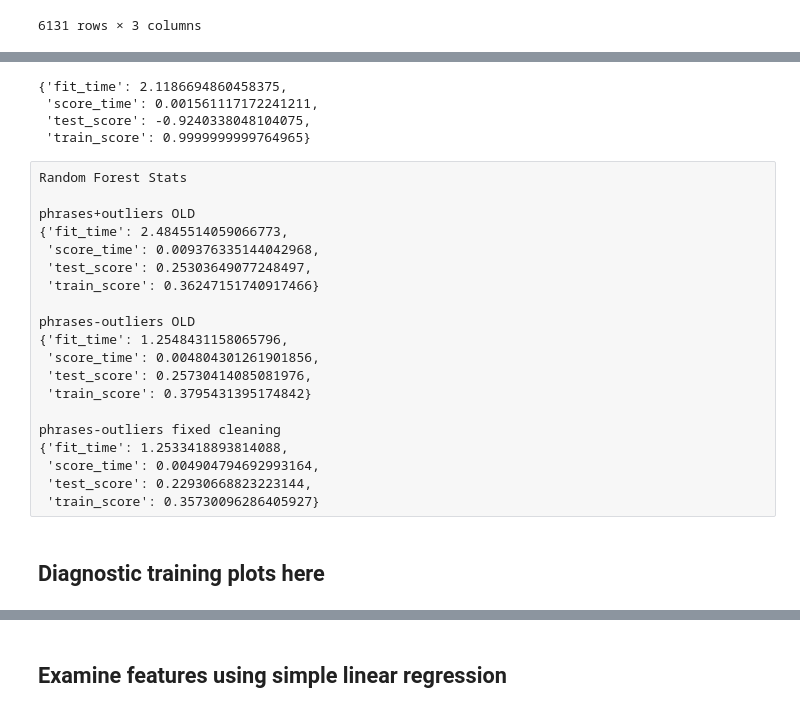
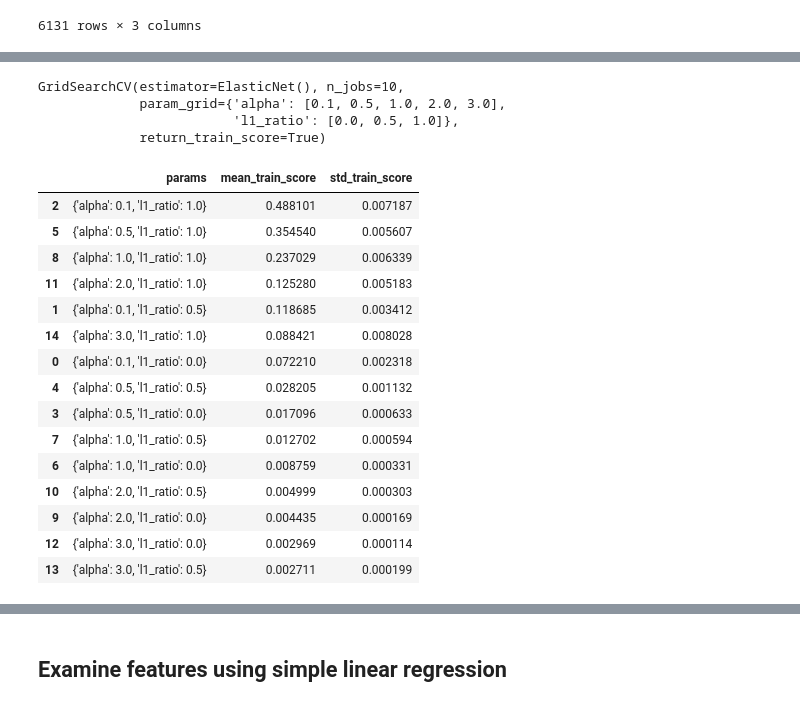
Before and after one commit to MartinChrisWood/news_crow, a Jupyter notebook: 07_ML_predict_size.ipynb, the cells around one changed output, grey strips where cells are left out. Drawn from its saved outputs; the diff is of its cells as text; code cells hidden in the pictures.

```diff
--- a/07_ML_predict_size.ipynb
+++ b/07_ML_predict_size.ipynb
@@ -115,29 +96,48 @@ y_pred = cross_val_predict(algo, X_train, y_train, cv=10)
-# %%
-{key: np.mean(value) for key, value in results.items() if key != 'estimator'}
-# %% [output]
-{'fit_time': 2.1186694860458375,
- 'score_time': 0.001561117172241211,
- 'test_score': -0.9240338048104075,
- 'train_score': 0.9999999999764965}
-# %% [raw]
-Random Forest Stats
-
-phrases+outliers OLD
-{'fit_time': 2.4845514059066773,
- 'score_time': 0.009376335144042968,
- 'test_score': 0.25303649077248497,
- 'train_score': 0.36247151740917466}
-
-phrases-outliers OLD
-{'fit_time': 1.2548431158065796,
- 'score_time': 0.004804301261901856,
- 'test_score': 0.25730414085081976,
- 'train_score': 0.3795431395174842}
-
-phrases-outliers fixed cleaning
-{'fit_time': 1.2533418893814088,
- 'score_time': 0.004904794692993164,
- 'test_score': 0.22930668823223144,
- 'train_score': 0.35730096286405927}
-# %% [markdown]
-## Diagnostic training plots here
+# %%
+# Define the measurements we want to make
+scoring = {'MSE': make_scorer(mean_squared_error),
+           'MAE': make_scorer(mean_absolute_error)}
+
+parameters = {'alpha':[0.1, 0.5, 1.0, 2.0, 3.0],
+              'l1_ratio': [0.0, 0.5, 1.0]}
+
+model = ElasticNet()
+
+# Perform cross-validated grid-search
+clf = GridSearchCV(estimator=model,
+                   cv=5,
+                   param_grid=parameters,
+                   return_train_score=True,
+                   n_jobs=10,
+                   refit=True)
+
+clf.fit(X_train, y_train)
+
+y_pred = clf.predict(X_train)
+# %% [output]
+GridSearchCV(estimator=ElasticNet(), n_jobs=10,
+             param_grid={'alpha': [0.1, 0.5, 1.0, 2.0, 3.0],
+                         'l1_ratio': [0.0, 0.5, 1.0]},
+             return_train_score=True)
+# %%
+# Look at the performance of each hyperparameter combination
+pd.DataFrame(clf.cv_results_)\
+  [['params', 'mean_train_score', 'std_train_score']]\
+  .sort_values("mean_train_score", ascending=False)
+# %% [output]
+|  | params | mean_train_score | std_train_score |
+| 2 | {'alpha': 0.1, 'l1_ratio': 1.0} | 0.488101 | 0.007187 |
+| 5 | {'alpha': 0.5, 'l1_ratio': 1.0} | 0.354540 | 0.005607 |
+| 8 | {'alpha': 1.0, 'l1_ratio': 1.0} | 0.237029 | 0.006339 |
+| 11 | {'alpha': 2.0, 'l1_ratio': 1.0} | 0.125280 | 0.005183 |
+| 1 | {'alpha': 0.1, 'l1_ratio': 0.5} | 0.118685 | 0.003412 |
+| 14 | {'alpha': 3.0, 'l1_ratio': 1.0} | 0.088421 | 0.008028 |
+| 0 | {'alpha': 0.1, 'l1_ratio': 0.0} | 0.072210 | 0.002318 |
+| 4 | {'alpha': 0.5, 'l1_ratio': 0.5} | 0.028205 | 0.001132 |
+| 3 | {'alpha': 0.5, 'l1_ratio': 0.0} | 0.017096 | 0.000633 |
+| 7 | {'alpha': 1.0, 'l1_ratio': 0.5} | 0.012702 | 0.000594 |
+| 6 | {'alpha': 1.0, 'l1_ratio': 0.0} | 0.008759 | 0.000331 |
+| 10 | {'alpha': 2.0, 'l1_ratio': 0.5} | 0.004999 | 0.000303 |
+| 9 | {'alpha': 2.0, 'l1_ratio': 0.0} | 0.004435 | 0.000169 |
+| 12 | {'alpha': 3.0, 'l1_ratio': 0.0} | 0.002969 | 0.000114 |
+| 13 | {'alpha': 3.0, 'l1_ratio': 0.5} | 0.002711 | 0.000199 |
```
Also changed, not shown: parts of 17 cells of this notebook, 2 other files.
